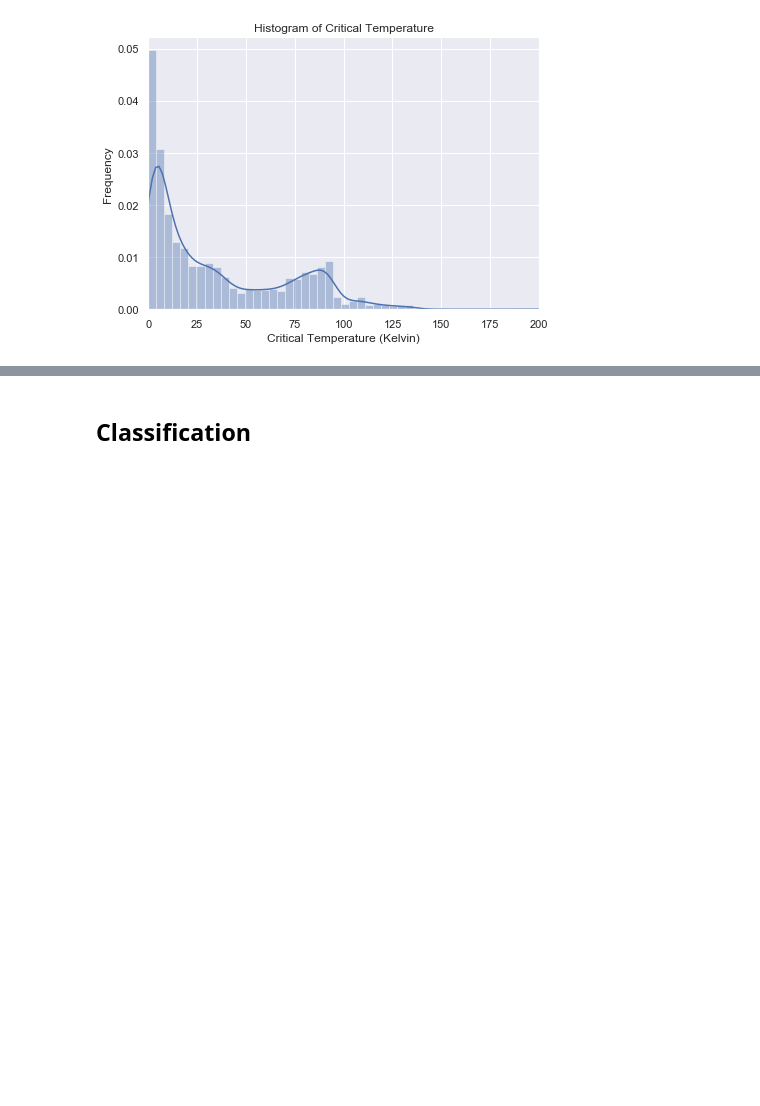
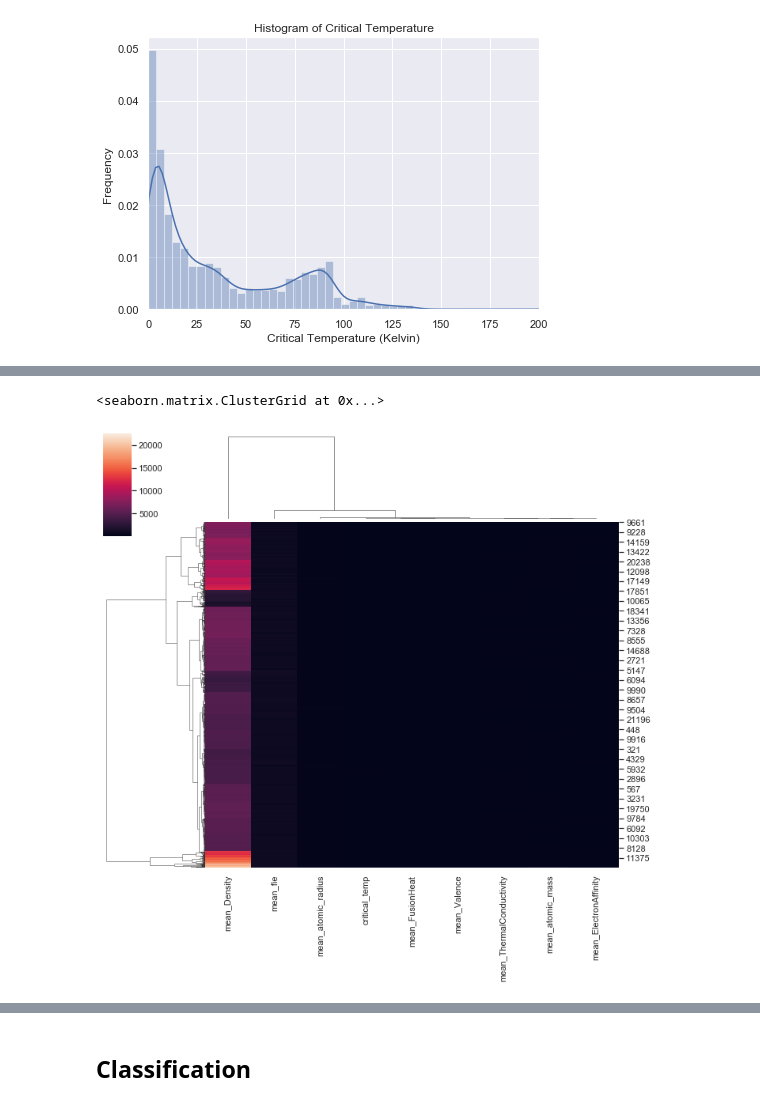
Before and after one commit to christinalchang/ucdavis-sta160, a Jupyter notebook: superconductivity_notebook.ipynb, the cells around one changed output, grey strips where cells are left out. Saved outputs shown, nothing was run; the diff lists cells and outputs as text; code cells hidden in the pictures; blank space fills up the shorter version.

```diff
--- a/superconductivity_notebook.ipynb
+++ b/superconductivity_notebook.ipynb
@@ -85,0 +132,5 @@ plt.show()
+# %%
+sns.clustermap(df1.iloc[:,indices])
+# %% [output]
+<seaborn.matrix.ClusterGrid at 0x...>
+[figure, added]
```
Also changed, not shown: parts of 12 cells of this notebook.
